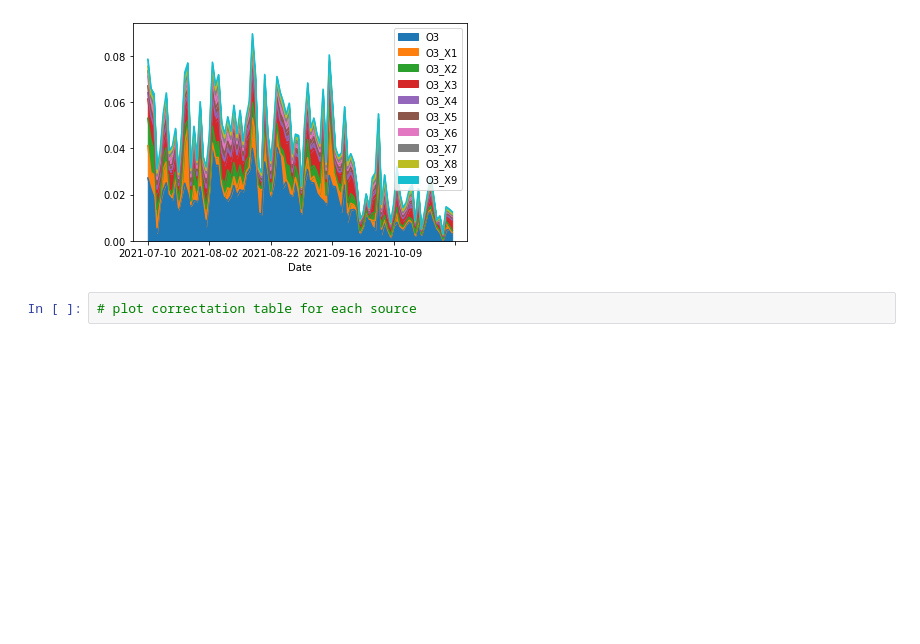
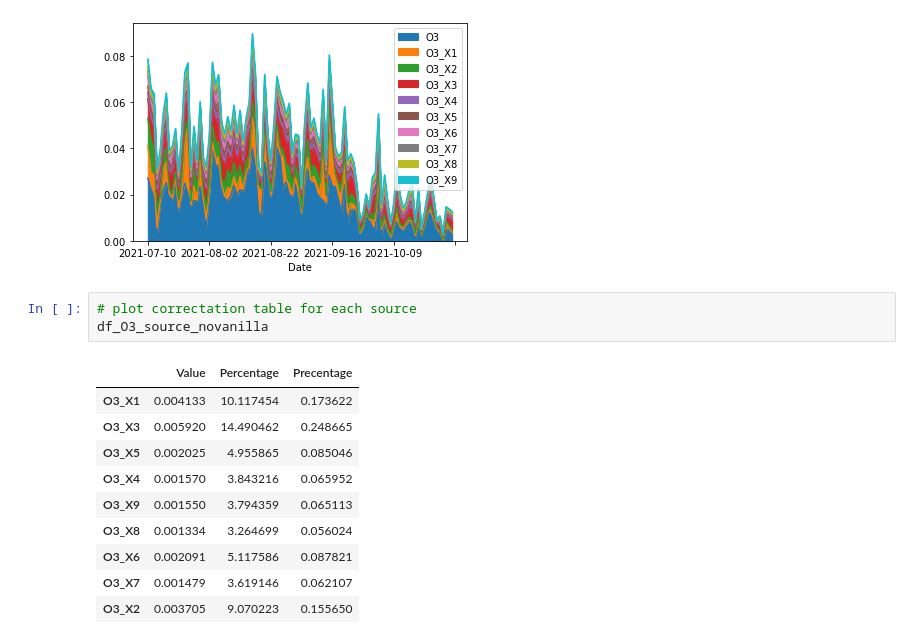
Before and after one commit to shenglun7/VOC_RECAP, a Jupyter notebook: code/script/box_model_output.ipynb, the cells around one changed output. Saved outputs shown, nothing was run; the diff lists cells and outputs as text; blank space fills up the shorter version.

```diff
--- a/code/script/box_model_output.ipynb
+++ b/code/script/box_model_output.ipynb
@@ -56,3 +84,15 @@ df_plot.plot.area()
 [figure]
 # %%
 # plot correctation table for each source
+df_O3_source_novanilla
+# %% [output]
+|  | Value | Percentage | Precentage |
+| O3_X1 | 0.004133 | 10.117454 | 0.173622 |
+| O3_X3 | 0.005920 | 14.490462 | 0.248665 |
+| O3_X5 | 0.002025 | 4.955865 | 0.085046 |
+| O3_X4 | 0.001570 | 3.843216 | 0.065952 |
+| O3_X9 | 0.001550 | 3.794359 | 0.065113 |
+| O3_X8 | 0.001334 | 3.264699 | 0.056024 |
+| O3_X6 | 0.002091 | 5.117586 | 0.087821 |
+| O3_X7 | 0.001479 | 3.619146 | 0.062107 |
+| O3_X2 | 0.003705 | 9.070223 | 0.155650 |
```
Also changed, not shown: parts of 5 cells of this notebook, 2 other files.
